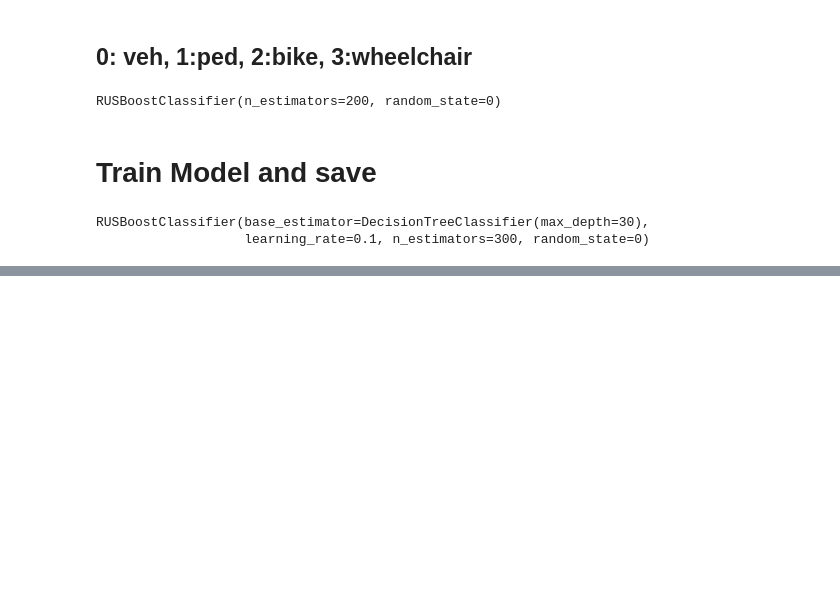
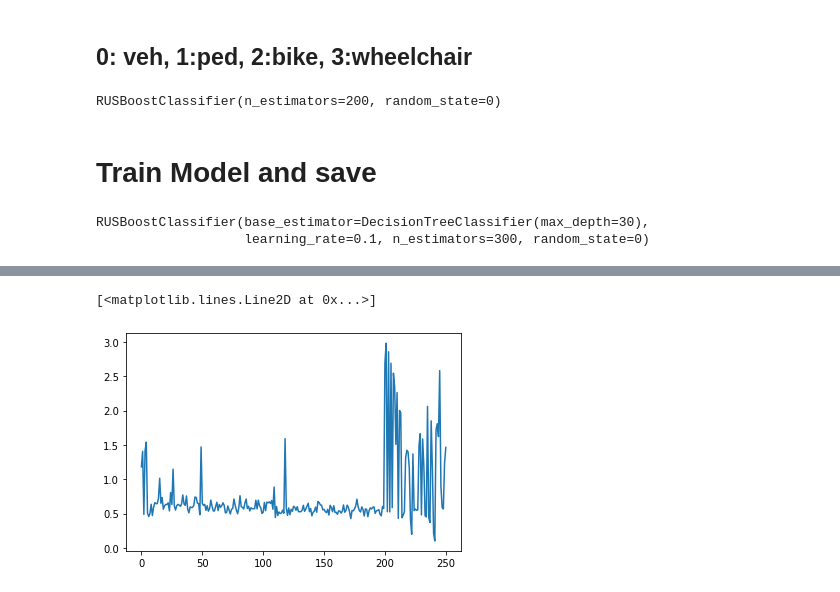
Before and after one commit to jksdbks123/Lidar-Tracker, a Jupyter notebook: Classifier .ipynb, the cells around one changed output, grey strips where cells are left out. Drawn from its saved outputs; the diff is of its cells as text; code cells hidden in the pictures; blank space fills up the shorter version.

```diff
--- a/Classifier .ipynb
+++ b/Classifier .ipynb
@@ -148,0 +134,5 @@ NameError: name 'model' is not defined
+# %%
+plt.plot(np.arange(len(ped)),ped.Length)
+# %% [output]
+[<matplotlib.lines.Line2D at 0x...>]
+[figure, added]
```
Also changed, not shown: parts of 39 cells of this notebook, 6 other files.
